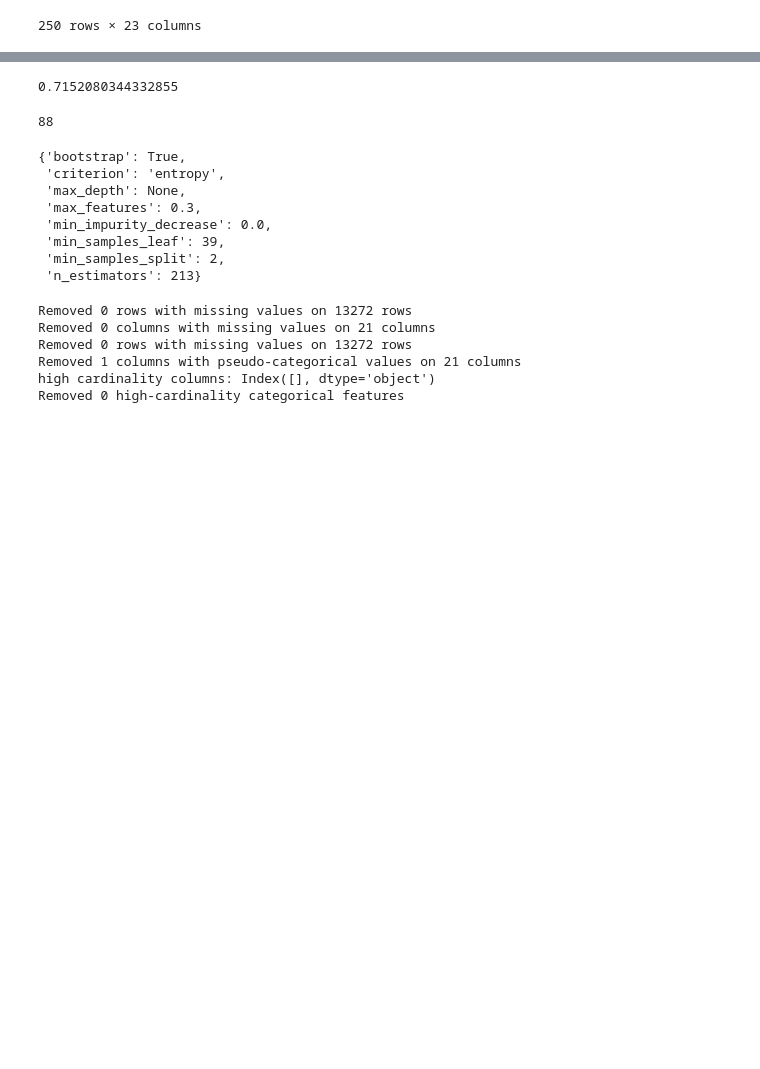
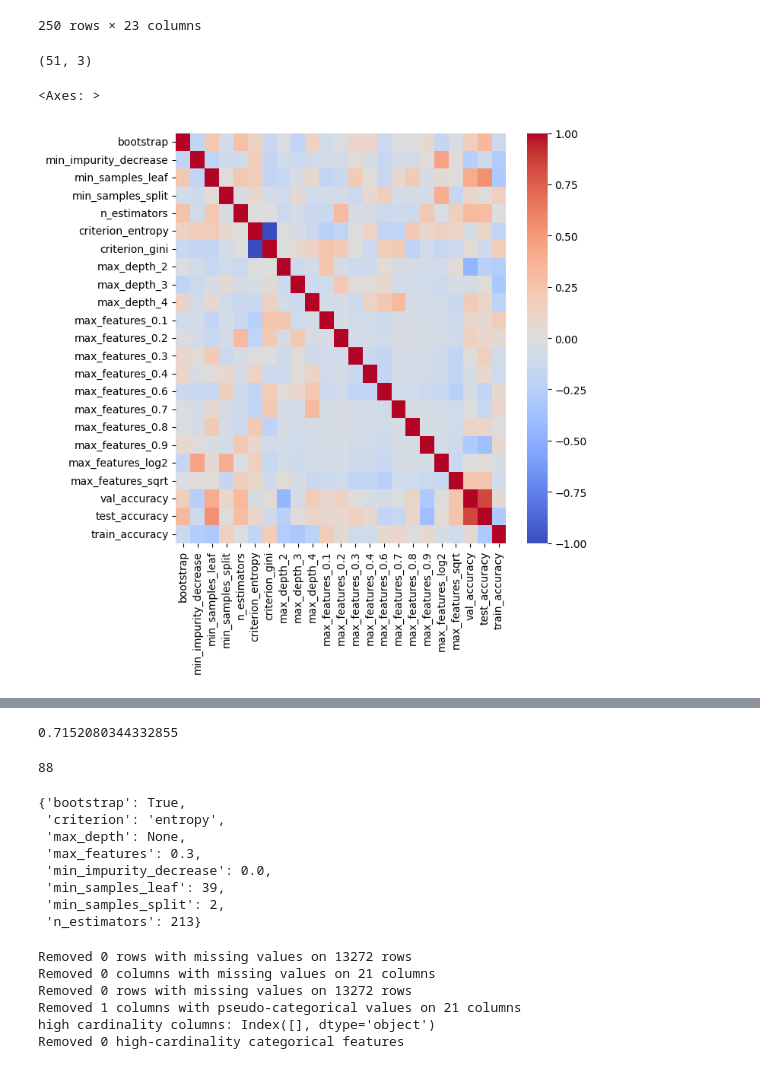
Before and after one commit to BUSY-LOOPING/Tech-Troopers, a Jupyter notebook: Dhruv/results.ipynb, the cells around one changed output, grey strips where cells are left out. Cells and saved outputs as stored; diff of their text form; code cells hidden in the pictures; blank space fills up the shorter version.

```diff
--- a/Dhruv/results.ipynb
+++ b/Dhruv/results.ipynb
@@ -128,5 +129,17 @@ df_random_forest_1h_encoded
 | 248 | 0.699330 | 0.703013 | 0.715178 | False | 0.0 | 29 | ... |
 | 249 | 0.705193 | 0.703013 | 0.722067 | True | 0.0 | 32 | ... |
 250 rows × 23 columns
+# %%
+grouped_df = df_random_forest_1h_encoded.groupby(df_random_forest_1h_encoded.columns[3:].tolist()).mean()
+grouped_df = grouped_df.reset_index()
+grouped_df
+# %% [output]
+(51, 3)
+# %%
+plt.figure(figsize=(7, 7))
+sns.heatmap(grouped_df.corr(), annot=False, cmap='coolwarm', vmin=-1, vmax=1)
+# %% [output]
+<Axes: >
+[figure, added]
 # %%
 model = LinearRegression()
```
Also changed, not shown: parts of 19 cells of this notebook.
